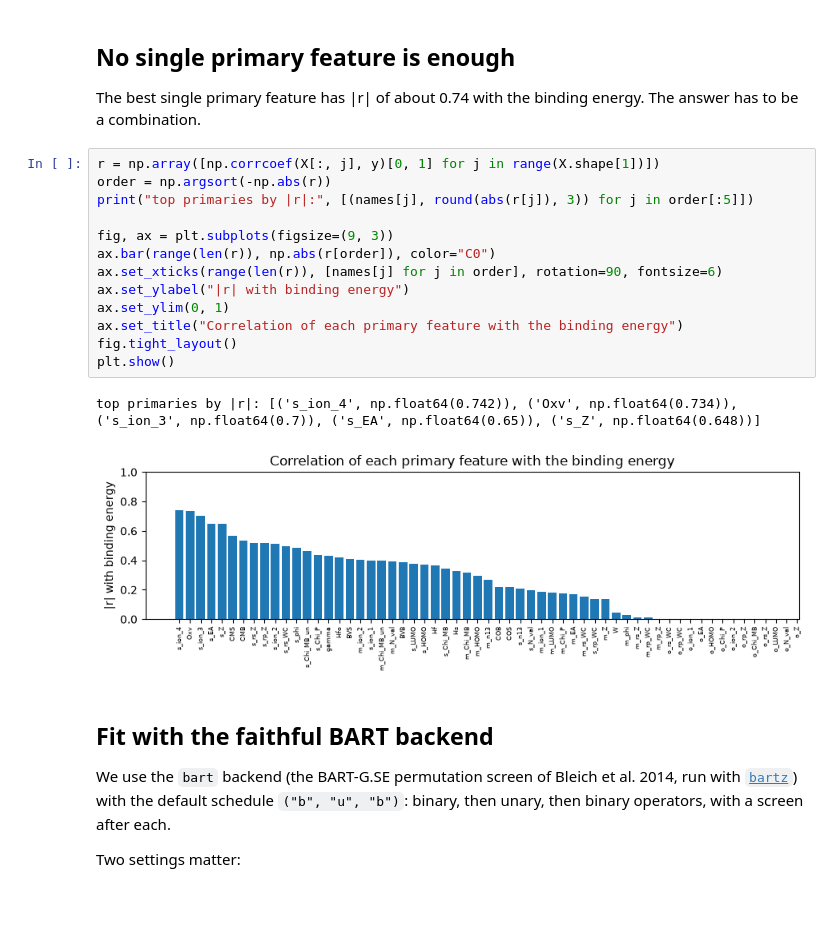
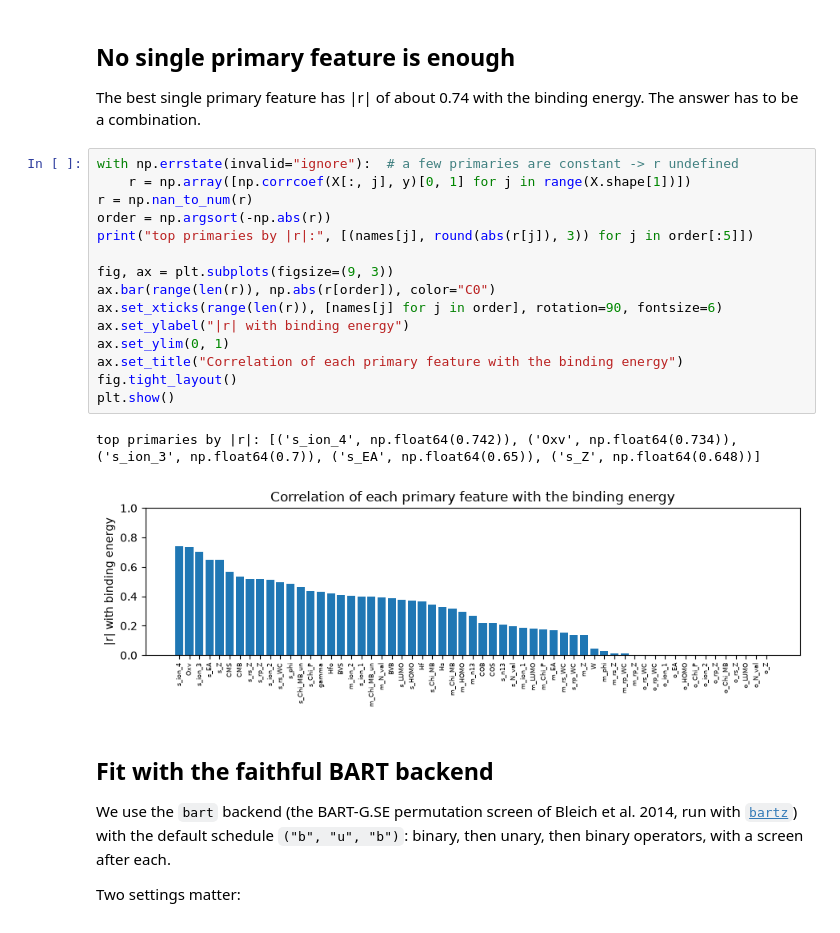
Before and after one commit to jkitchin/jax-ibart, a Jupyter notebook: docs/examples/02_catalysis.ipynb, the cells around one changed output. Saved outputs shown, nothing was run; the diff lists cells and outputs as text.

```diff
--- a/docs/examples/02_catalysis.ipynb
+++ b/docs/examples/02_catalysis.ipynb
@@ -39,21 +39,23 @@ units matrix: (59, 12) (one row of unit exponents per feature)
 The best single primary feature has |r| of about 0.74 with the binding energy.
 The answer has to be a combination.
 # %%
-r = np.array([np.corrcoef(X[:, j], y)[0, 1] for j in range(X.shape[1])])
+with np.errstate(invalid="ignore"):  # a few primaries are constant -> r undefined
+    r = np.array([np.corrcoef(X[:, j], y)[0, 1] for j in range(X.shape[1])])
+r = np.nan_to_num(r)
 order = np.argsort(-np.abs(r))
 print("top primaries by |r|:", [(names[j], round(abs(r[j]), 3)) for j in order[:5]])
 
 fig, ax = plt.subplots(figsize=(9, 3))
 ax.bar(range(len(r)), np.abs(r[order]), color="C0")
 ax.set_xticks(range(len(r)), [names[j] for j in order], rotation=90, fontsize=6)
 ax.set_ylabel("|r| with binding energy")
 ax.set_ylim(0, 1)
 ax.set_title("Correlation of each primary feature with the binding energy")
 fig.tight_layout()
 plt.show()
 # %% [output]
 top primaries by |r|: [('s_ion_4', np.float64(0.742)), ('Oxv', np.float64(0.734)), ('s_ion_3', np.float64(0.7)), ('s_EA', np.float64(0.65)), ('s_Z', np.float64(0.648))]
-[figure, old version]
+[figure, new version]
 # %% [markdown]
 ## Fit with the faithful BART backend
 
```
Also changed, not shown: parts of 4 cells of this notebook, 47 other files.
